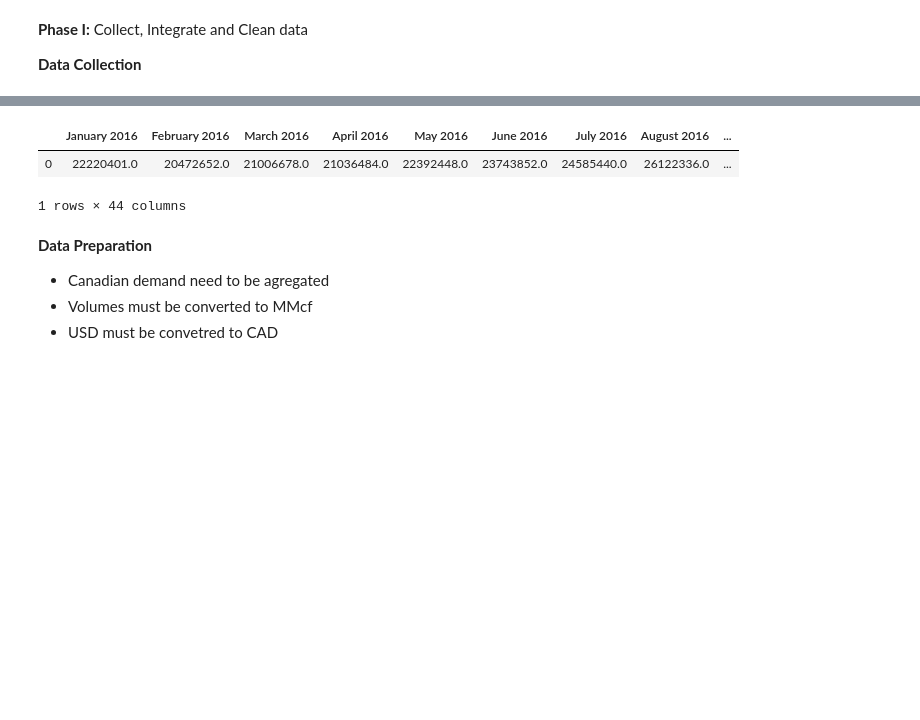
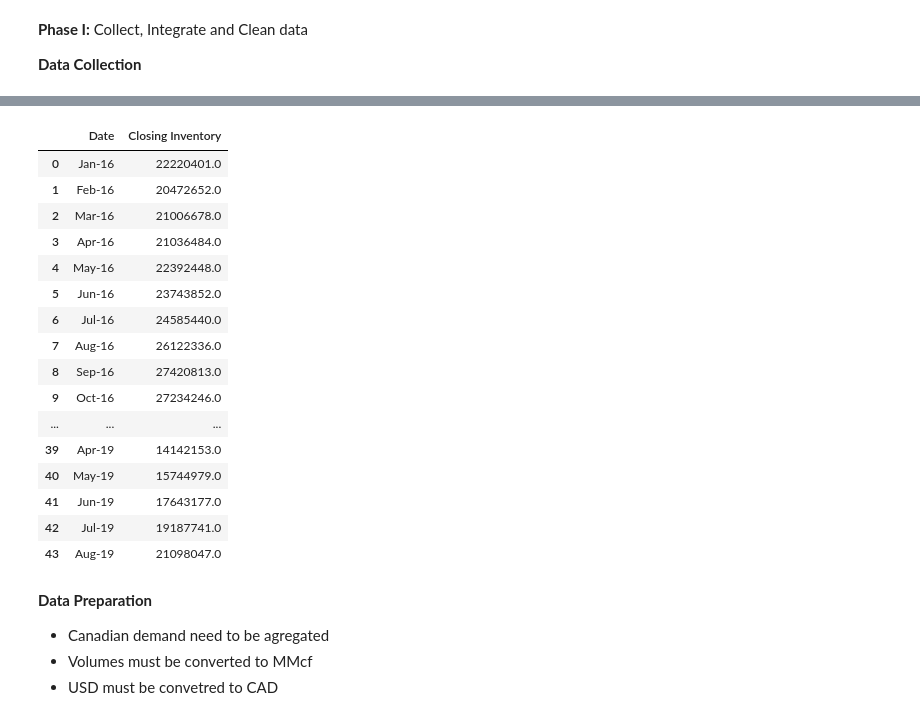
Before and after one commit to jamesbews/ENSF-519, a Jupyter notebook: ENSF 519 Natural Gas Pricing Forecast.ipynb, the cells around one changed output, grey strips where cells are left out. Cells and saved outputs as stored; diff of their text form; code cells hidden in the pictures; blank space fills up the shorter version.

Commit message:
Change cad inventory df to be consistent w/ others

```diff
--- a/ENSF 519 Natural Gas Pricing Forecast.ipynb
+++ b/ENSF 519 Natural Gas Pricing Forecast.ipynb
@@ -39,21 +40,36 @@ b'<!DOCTYPE html>\r\n<html class="no-js" lang="en" dir="ltr" xmlns="http://www.w
 # %%
 
 parser = BeautifulSoup(storage_stats_html, 'html.parser')
 
 column_name_selector = '.pub-table .uom-center.bold'
-columns = list(map(lambda elem: elem.text, parser.select(column_name_selector)))[2:]
+date_column = list(map(lambda elem: elem.text, parser.select(column_name_selector)))[2:]
+date_column = list(map(lambda elem: datetime.strptime(elem, '%B %Y').strftime('%b-%y'), date_column))
 
-row_name_selector = '.pub-table .highlight-row .align-right'
-row = list(map(lambda elem: [float(elem.text.replace(',', ''))], parser.select(row_name_selector)))
+column_name_selector = '.pub-table .highlight-row .align-right'
+closing_inventory_column = list(map(lambda elem: float(elem.text.replace(',', '')), parser.select(column_name_selector)))
 
-storage_stats_dict = dict(zip(columns, row))
+storage_stats_dict = {'Date': date_column, 'Closing Inventory': closing_inventory_column}
 storage_stats_df = pd.DataFrame(storage_stats_dict)
 # storage_stats_df contains closing inventory of a given month in cubic meters
 storage_stats_df
 # %% [output]
-|  | January 2016 | February 2016 | March 2016 | April 2016 | May 2016 | June 2016 | July 2016 | August 2016 | ... |
-| 0 | 22220401.0 | 20472652.0 | 21006678.0 | 21036484.0 | 22392448.0 | 23743852.0 | 24585440.0 | 26122336.0 | ... |
+|  | Date | Closing Inventory |
+| 0 | Jan-16 | 22220401.0 |
+| 1 | Feb-16 | 20472652.0 |
+| 2 | Mar-16 | 21006678.0 |
+| 3 | Apr-16 | 21036484.0 |
+| 4 | May-16 | 22392448.0 |
+| 5 | Jun-16 | 23743852.0 |
+| 6 | Jul-16 | 24585440.0 |
+| 7 | Aug-16 | 26122336.0 |
+| 8 | Sep-16 | 27420813.0 |
+| 9 | Oct-16 | 27234246.0 |
+| ... | ... | ... |
+| 39 | Apr-19 | 14142153.0 |
+| 40 | May-19 | 15744979.0 |
+| 41 | Jun-19 | 17643177.0 |
+| 42 | Jul-19 | 19187741.0 |
+| 43 | Aug-19 | 21098047.0 |
-1 rows × 44 columns
 # %% [markdown]
 **Data Preparation**
 
```
Also changed, not shown: parts of 4 cells of this notebook.
